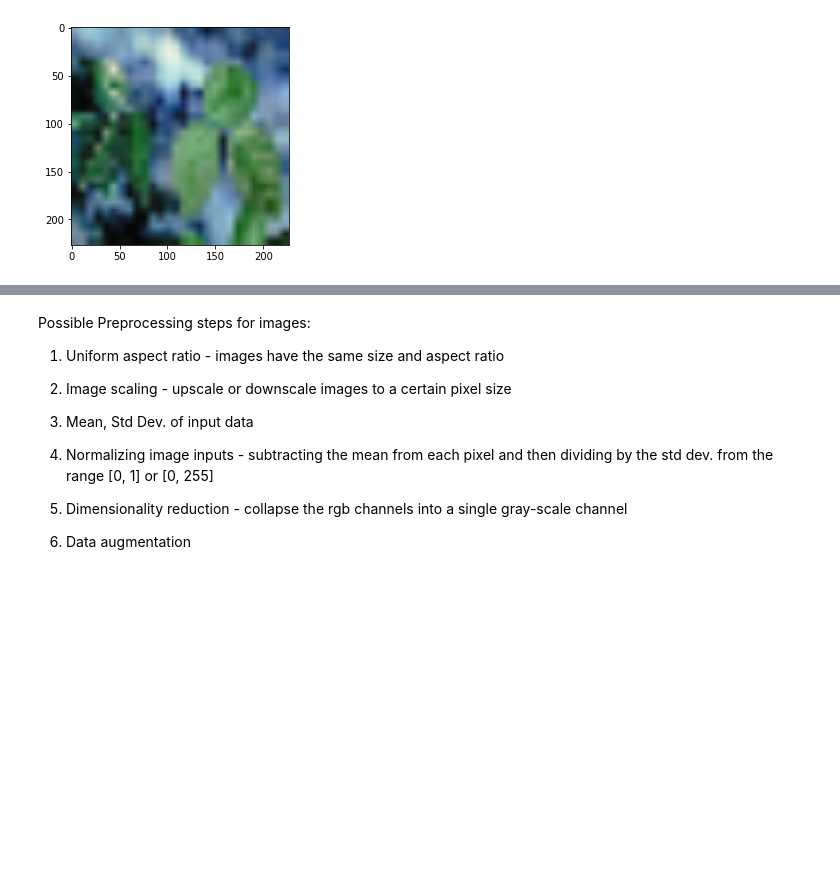
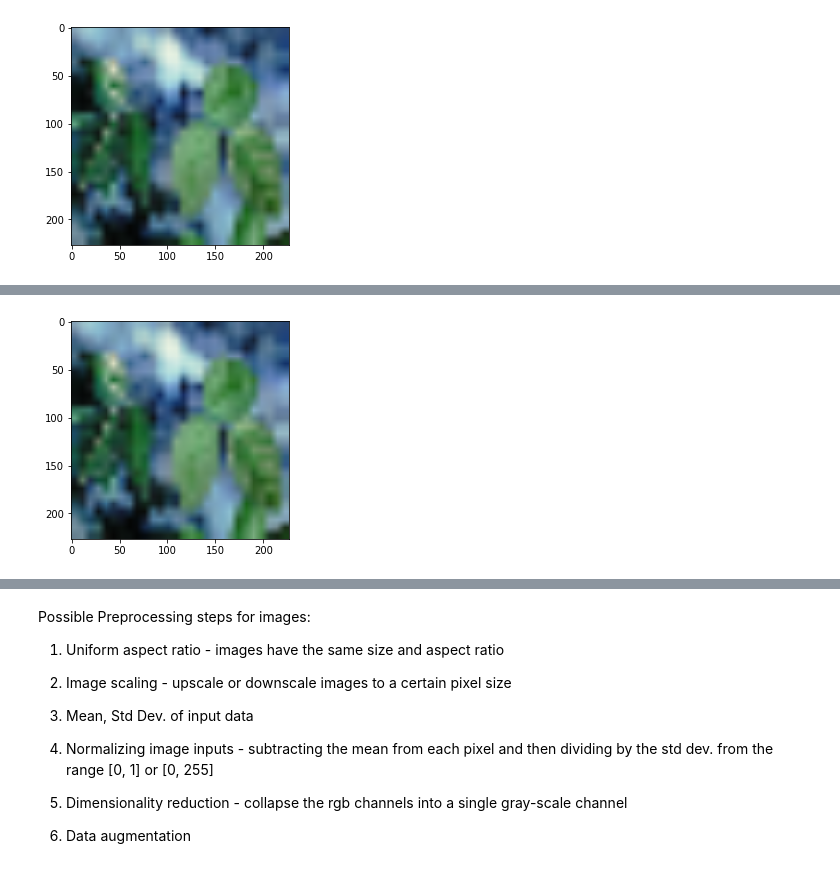
Before and after one commit to jltsao88/Capstone_Project_2, a Jupyter notebook: 02_Data_Wrangling.ipynb, the cells around one changed output, grey strips where cells are left out. Cells and saved outputs as stored; diff of their text form; code cells hidden in the pictures; blank space fills up the shorter version.

```diff
--- a/02_Data_Wrangling.ipynb
+++ b/02_Data_Wrangling.ipynb
@@ -46,0 +81,7 @@ plt.show()
+# %%
+img2 = np.array(img, dtype='float') / 255.0
+# %%
+plt.imshow(img2)
+plt.show()
+# %% [output]
+[figure, added]
```
Also changed, not shown: parts of 5 cells of this notebook, 3 other files.
